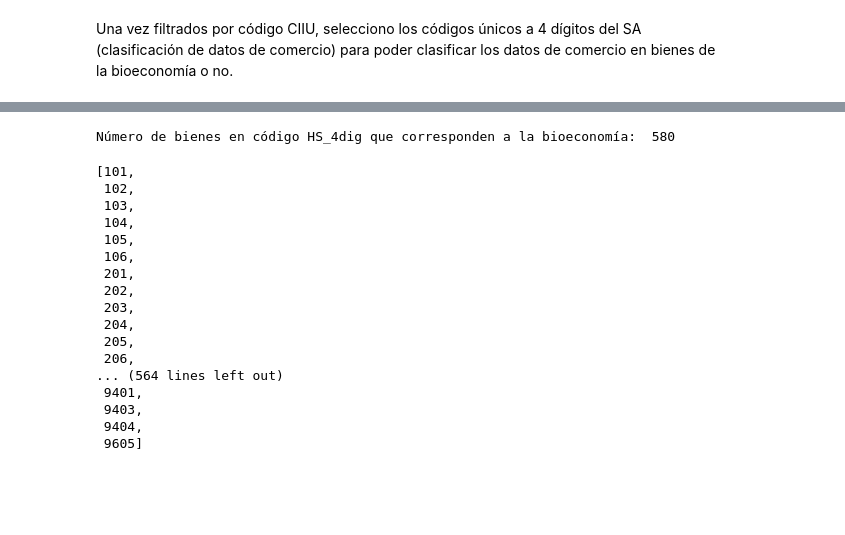
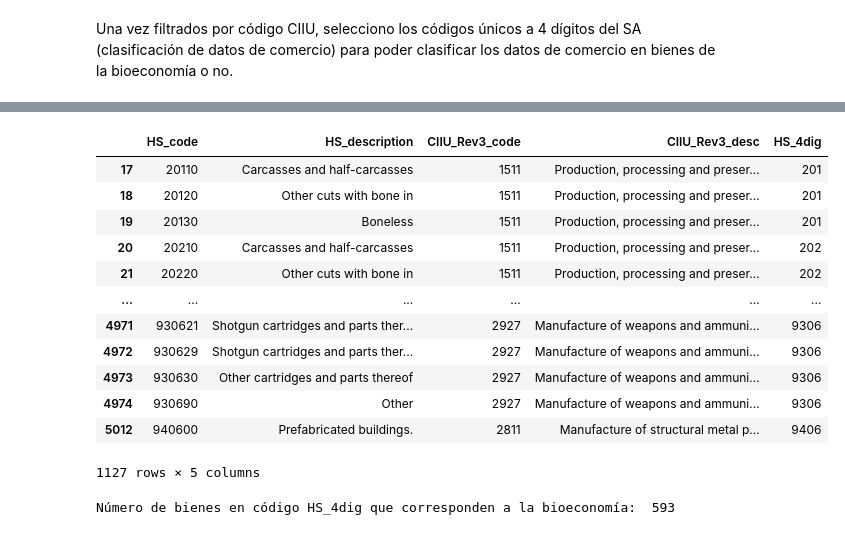
Before and after one commit to sc-perini/product-space, a Jupyter notebook: notebooks/Correspondencia de productos.ipynb, the cells around one changed output, grey strips where cells are left out. Cells and saved outputs as stored; diff of their text form; code cells hidden in the pictures; blank space fills up the shorter version.

```diff
--- a/notebooks/Correspondencia de productos.ipynb
+++ b/notebooks/Correspondencia de productos.ipynb
@@ -256,0 +328,3 @@ correl_nomen
+# %%
+list_agro = list_1al24 + list_restoagri
+list_agro
@@ -258,7 +350,7 @@ correl_nomen
 #### Selecciono productos pertenecientes a la bioeconomía de la tabla de correspondencias
 # %%
 # selecciono sólo los bienes que pertenecen al listado de la bioeconomía
-df_bioecon = correl_nomen[correl_nomen.CIIU_Rev3_code.isin(list_CIIU_bioecon)]
+df_bioecon = correl_nomen[(correl_nomen.CIIU_Rev3_code.isin(list_CIIU_bioecon))]
 df_bioecon
 # %% [output]
 |  | HS_code | HS_description | CIIU_Rev3_code | CIIU_Rev3_desc | HS_4dig |
@@ -279,5 +371,6 @@ Una vez filtrados por código CIIU, selecciono los códigos únicos a 4 dígitos
 # %%
 # armo lista de códigos HS
 list_bioecon_HS4dig = df_bioecon.HS_4dig.unique()
+list_bioecon_HS4dig = list_bioecon_HS4dig.astype(int)
 list_bioecon_HS4dig
 # %% [output]
@@ -300,0 +394,4 @@ array(['101', '102', '103', '104', '105', '106', '201', '202', '203',
+# %%
+list_bio = list(list_bioecon_HS4dig) + list(list_agro) # uno listas para que no quede ninguna posición afuera
+list_bio = list(set(list_bio)) # selecciono valores unicos
+list_bio
@@ -300,0 +416,18 @@ array(['101', '102', '103', '104', '105', '106', '201', '202', '203',
+# %%
+# selecciono sólo los bienes que pertenecen al listado de la bioeconomía
+df_bio = correl_nomen[(correl_nomen.CIIU_Rev3_code.isin(list_bio))]
+df_bio
+# %% [output]
+|  | HS_code | HS_description | CIIU_Rev3_code | CIIU_Rev3_desc | HS_4dig |
+| 17 | 20110 | Carcasses and half-carcasses | 1511 | Production, processing and preser... | 201 |
+| 18 | 20120 | Other cuts with bone in | 1511 | Production, processing and preser... | 201 |
+| 19 | 20130 | Boneless | 1511 | Production, processing and preser... | 201 |
+| 20 | 20210 | Carcasses and half-carcasses | 1511 | Production, processing and preser... | 202 |
+| 21 | 20220 | Other cuts with bone in | 1511 | Production, processing and preser... | 202 |
+| ... | ... | ... | ... | ... | ... |
+| 4971 | 930621 | Shotgun cartridges and parts ther... | 2927 | Manufacture of weapons and ammuni... | 9306 |
+| 4972 | 930629 | Shotgun cartridges and parts ther... | 2927 | Manufacture of weapons and ammuni... | 9306 |
+| 4973 | 930630 | Other cartridges and parts thereof | 2927 | Manufacture of weapons and ammuni... | 9306 |
+| 4974 | 930690 | Other | 2927 | Manufacture of weapons and ammuni... | 9306 |
+| 5012 | 940600 | Prefabricated buildings. | 2811 | Manufacture of structural metal p... | 9406 |
+1127 rows × 5 columns
@@ -301,23 +437,4 @@ array(['101', '102', '103', '104', '105', '106', '201', '202', '203',
 # %%
-print('Número de bienes en código HS_4dig que corresponden a la bioeconomía: ', len(list_bioecon_HS4dig.astype(int))) # 580 bienes corresponden a la bioeconomía
-list_bioecon_HS4dig = list(list_bioecon_HS4dig.astype(int))
-list_bioecon_HS4dig
+print('Número de bienes en código HS_4dig que corresponden a la bioeconomía: ', len(list_bio)) # 593 bienes corresponden a la bioeconomía
 # %% [output]
-Número de bienes en código HS_4dig que corresponden a la bioeconomía:  580
+Número de bienes en código HS_4dig que corresponden a la bioeconomía:  593
-[101,
- 102,
- 103,
- 104,
- 105,
- 106,
- 201,
- 202,
- 203,
- 204,
- 205,
- 206,
-... (564 lines left out)
- 9401,
- 9403,
- 9404,
- 9605]
```
Also changed, not shown: parts of 65 cells of this notebook, 24 other files.
